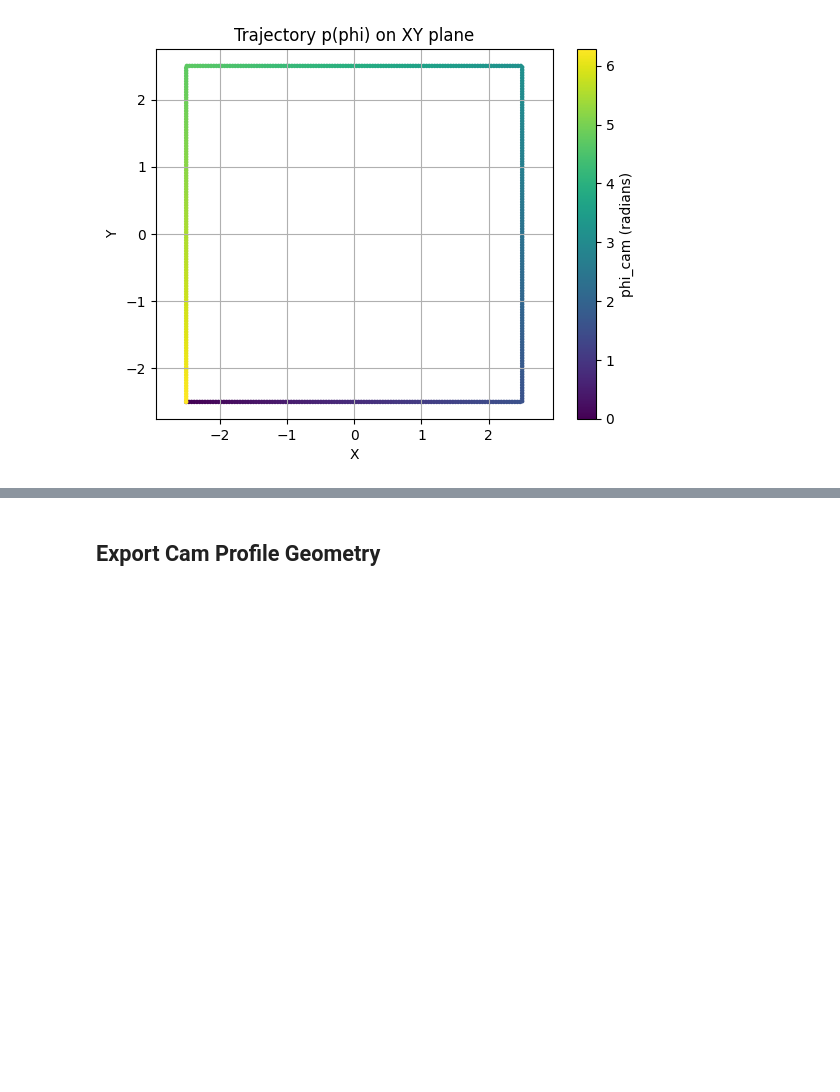
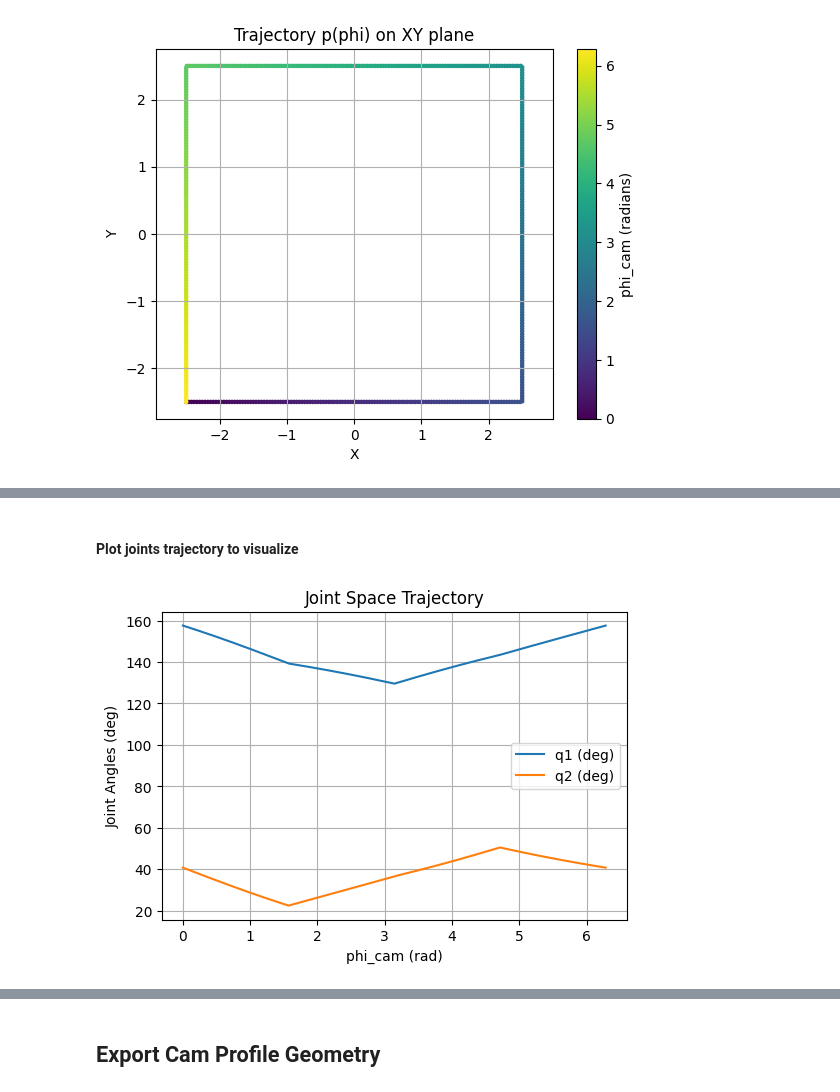
Before and after one commit to lyDevper/Automaton-5BL, a Jupyter notebook: Automaton5BL_Project_local.ipynb, the cells around one changed output, grey strips where cells are left out. Cells and saved outputs as stored; diff of their text form; code cells hidden in the pictures; blank space fills up the shorter version.

```diff
--- a/Automaton5BL_Project_local.ipynb
+++ b/Automaton5BL_Project_local.ipynb
@@ -478,0 +500,20 @@ plt.show()
+# %% [markdown]
+#### Plot joints trajectory to visualize
+# %%
+## Plot q1, q2 vs phi_cam to visualize joint space trajectory
+## use unit deg for q1, q2
+phi_cam_vals = [data.phi_cam for data in automaton.jointsTraject_data]
+q1_vals = [np.degrees(data.q1) for data in automaton.jointsTraject_data]
+q2_vals = [np.degrees(data.q2) for data in automaton.jointsTraject_data]
+
+plt.figure(figsize=(6, 4))
+plt.plot(phi_cam_vals, q1_vals, label="q1 (deg)")
+plt.plot(phi_cam_vals, q2_vals, label="q2 (deg)")
+plt.xlabel("phi_cam (rad)")
+plt.ylabel("Joint Angles (deg)")
+plt.title("Joint Space Trajectory")
+plt.legend()
+plt.grid(True)
+plt.show()
+# %% [output]
+[figure, added]
```
Also changed, not shown: parts of 5 cells of this notebook.
